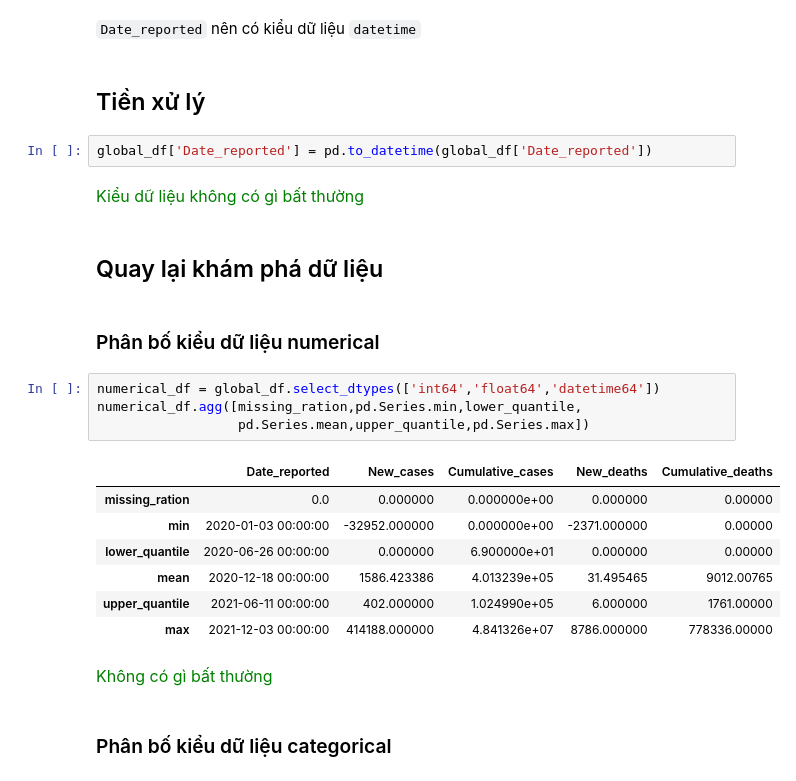
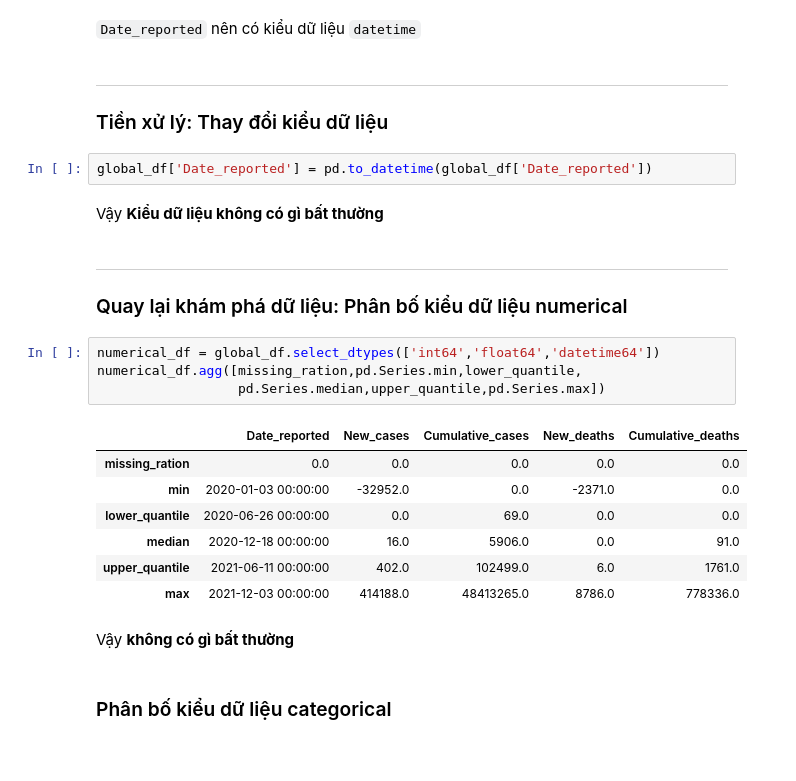
Before and after one commit to lavData/P4DS_Final_project, a Jupyter notebook: Khám phá dữ liệu.ipynb, the cells around one changed output. Cells and saved outputs as stored; diff of their text form; blank space fills up the shorter version.

```diff
--- a/Khám phá dữ liệu.ipynb
+++ b/Khám phá dữ liệu.ipynb
@@ -234,29 +263,29 @@ dtype: object
 # %% [markdown]
 `Date_reported` nên có kiểu dữ liệu `datetime`
 # %% [markdown]
-## Tiền xử lý
+---
+### Tiền xử lý: Thay đổi kiểu dữ liệu
 # %%
 global_df['Date_reported'] = pd.to_datetime(global_df['Date_reported'])
 # %% [markdown]
-<font color = green size = 3> Kiểu dữ liệu không có gì bất thường </font>
+Vậy **Kiểu dữ liệu không có gì bất thường**
 # %% [markdown]
-## Quay lại khám phá dữ liệu
+---
+### Quay lại khám phá dữ liệu: Phân bố kiểu dữ liệu numerical
-# %% [markdown]
-### Phân bố kiểu dữ liệu numerical
 # %%
 numerical_df = global_df.select_dtypes(['int64','float64','datetime64'])
 numerical_df.agg([missing_ration,pd.Series.min,lower_quantile,
-                  pd.Series.mean,upper_quantile,pd.Series.max])
+                  pd.Series.median,upper_quantile,pd.Series.max])
 # %% [output]
 |  | Date_reported | New_cases | Cumulative_cases | New_deaths | Cumulative_deaths |
-| missing_ration | 0.0 | 0.000000 | 0.000000e+00 | 0.000000 | 0.00000 |
-| min | 2020-01-03 00:00:00 | -32952.000000 | 0.000000e+00 | -2371.000000 | 0.00000 |
-| lower_quantile | 2020-06-26 00:00:00 | 0.000000 | 6.900000e+01 | 0.000000 | 0.00000 |
-| mean | 2020-12-18 00:00:00 | 1586.423386 | 4.013239e+05 | 31.495465 | 9012.00765 |
-| upper_quantile | 2021-06-11 00:00:00 | 402.000000 | 1.024990e+05 | 6.000000 | 1761.00000 |
-| max | 2021-12-03 00:00:00 | 414188.000000 | 4.841326e+07 | 8786.000000 | 778336.00000 |
+| missing_ration | 0.0 | 0.0 | 0.0 | 0.0 | 0.0 |
+| min | 2020-01-03 00:00:00 | -32952.0 | 0.0 | -2371.0 | 0.0 |
+| lower_quantile | 2020-06-26 00:00:00 | 0.0 | 69.0 | 0.0 | 0.0 |
+| median | 2020-12-18 00:00:00 | 16.0 | 5906.0 | 0.0 | 91.0 |
+| upper_quantile | 2021-06-11 00:00:00 | 402.0 | 102499.0 | 6.0 | 1761.0 |
+| max | 2021-12-03 00:00:00 | 414188.0 | 48413265.0 | 8786.0 | 778336.0 |
-# %% [markdown]
-<font color = green size = 3> Không có gì bất thường </font>
+# %% [markdown]
+Vậy **không có gì bất thường**
 # %% [markdown]
 ### Phân bố kiểu dữ liệu categorical
 # %%
```
Also changed, not shown: parts of 81 cells of this notebook.
